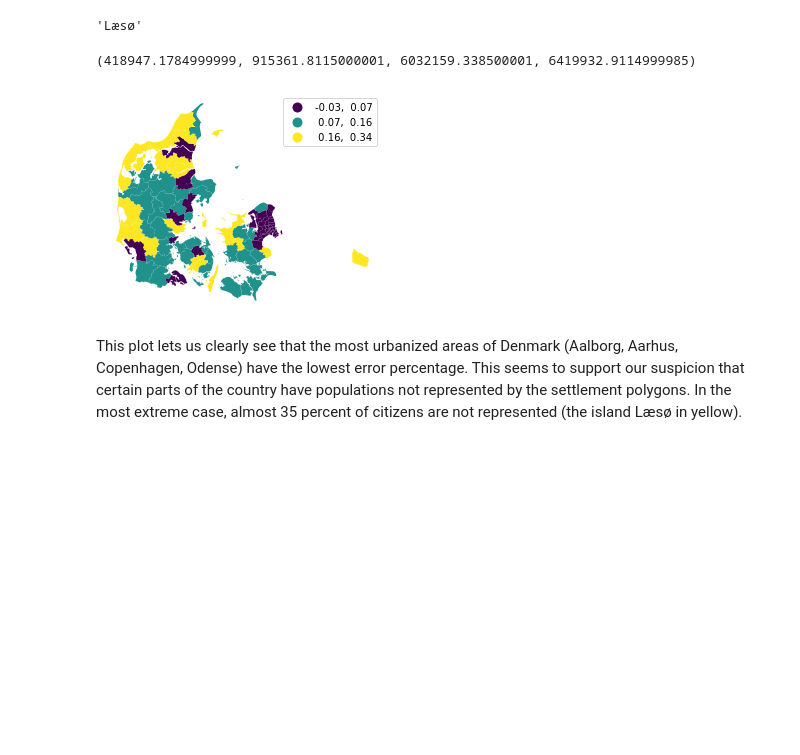
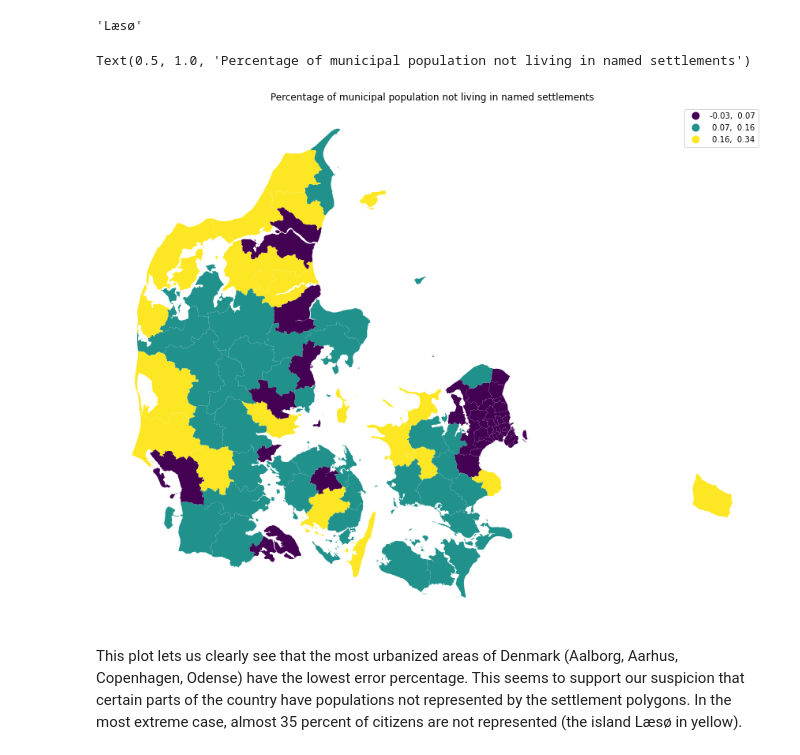
Before and after one commit to marcusskjold/GS-exam, a Jupyter notebook: 2-settlement_data_exploration.ipynb, the cells around one changed output. Cells and saved outputs as stored; diff of their text form; code cells hidden in the pictures; blank space fills up the shorter version.

```diff
--- a/2-settlement_data_exploration.ipynb
+++ b/2-settlement_data_exploration.ipynb
@@ -175,14 +174,16 @@ municipalities.loc[municipalities['pop_error_percentage'].idxmax()]['name']
 # %%
 ax = municipalities.plot(
     column='pop_error_percentage',
     scheme='fisher_jenks',
     legend=True,
-    k=3
+    k=3,
+    figsize=(15,15)
 )
 ax.axis('off')
+ax.set_title("Percentage of municipal population not living in named settlements")
 # %% [output]
-(418947.1784999999, 915361.8115000001, 6032159.338500001, 6419932.9114999985)
+Text(0.5, 1.0, 'Percentage of municipal population not living in named settlements')
-[figure, old version]
+[figure, new version]
 # %% [markdown]
 This plot lets us clearly see that the most urbanized areas of Denmark (Aalborg, Aarhus, Copenhagen, Odense) have the lowest error percentage.
 This seems to support our suspicion that certain parts of the country have populations not represented by the settlement polygons.
```
Also changed, not shown: parts of 3 cells of this notebook, 1 other file.
